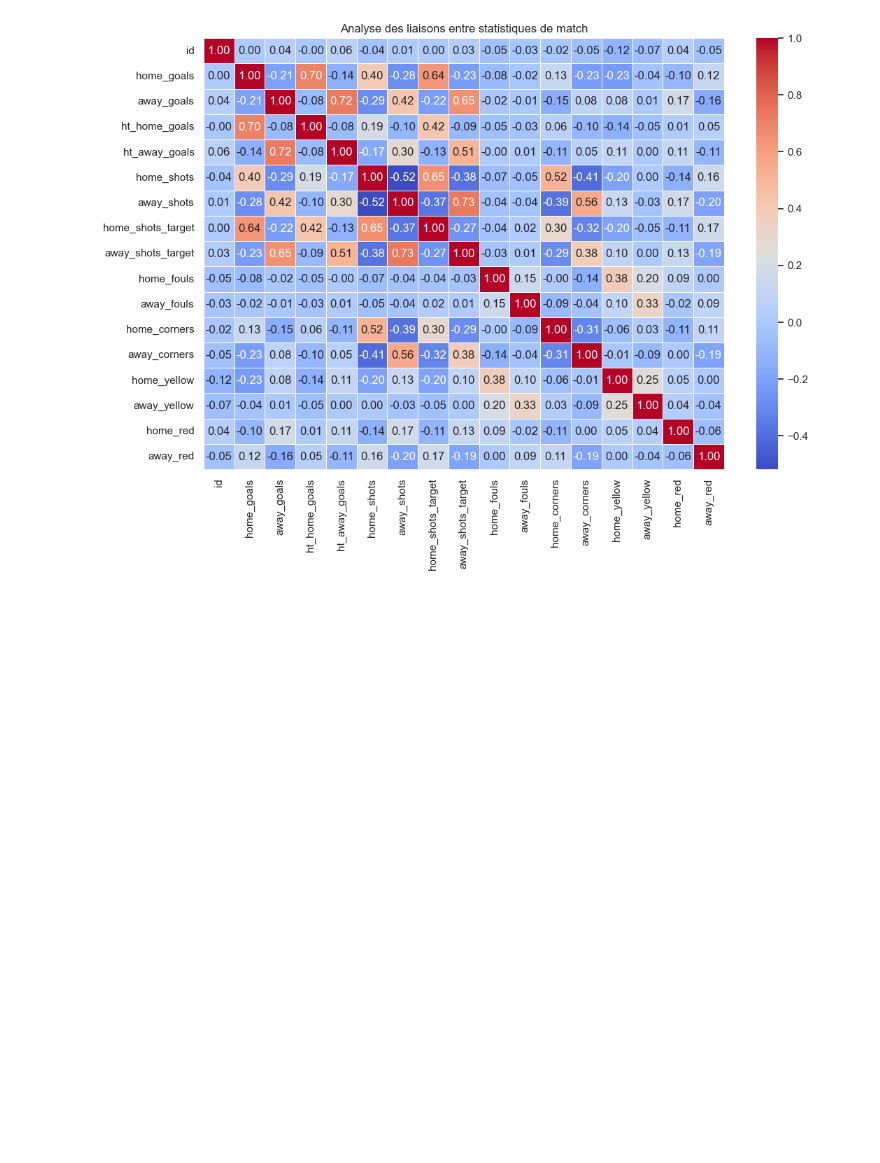
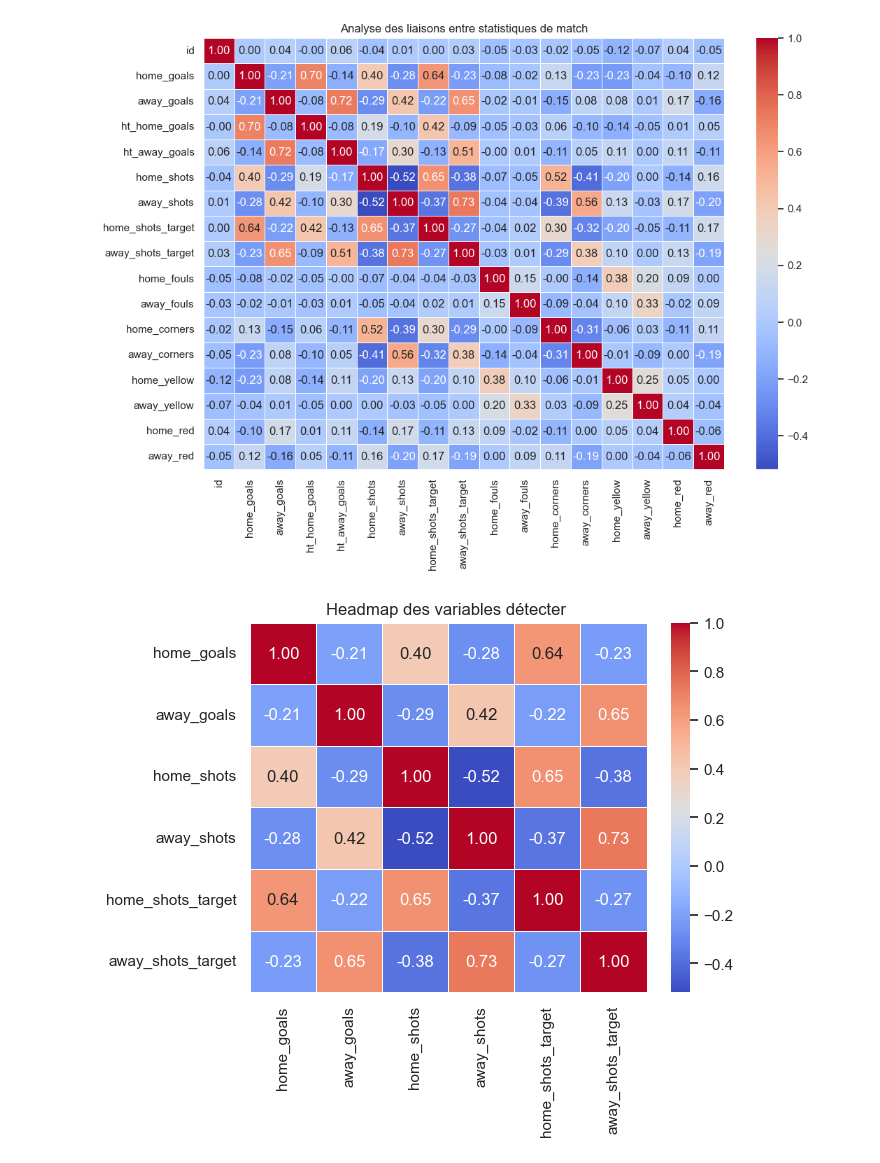
Before and after one commit to yigo226/Premier-League-Data-Analysis, a Jupyter notebook: notebooks/data_cleanning_et_eda.ipynb, the cells around one changed output. Drawn from its saved outputs; the diff is of its cells as text; code cells hidden in the pictures; blank space fills up the shorter version.

```diff
--- a/notebooks/data_cleanning_et_eda.ipynb
+++ b/notebooks/data_cleanning_et_eda.ipynb
@@ -295,3 +315,22 @@ plt.title("Analyse des liaisons entre statistiques de match")
 plt.show()
 # %% [output]
 [figure]
+# %%
+#### Headmap de l corrélation détecter
+import seaborn as sns
+import matplotlib.pyplot as plt
+
+corr = df[[
+    "home_goals",
+    "away_goals",
+    "home_shots",
+    "away_shots",
+    "home_shots_target",
+    "away_shots_target"
+]].corr()
+sns.heatmap(corr, cmap="coolwarm", annot=True, fmt=".2f", linewidths=0.5)
+plt.title("Headmap des variables détecter ")
+
+plt.show()
+# %% [output]
+[figure, added]
```
Also changed, not shown: parts of 58 cells of this notebook, 8 other files.
